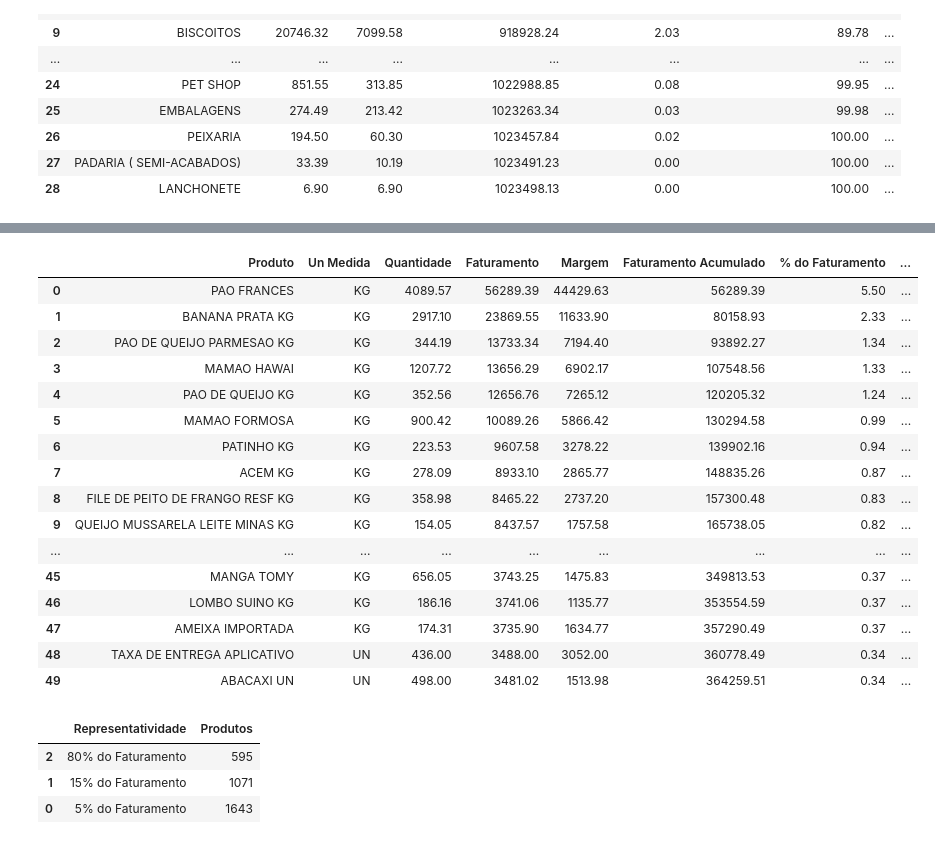
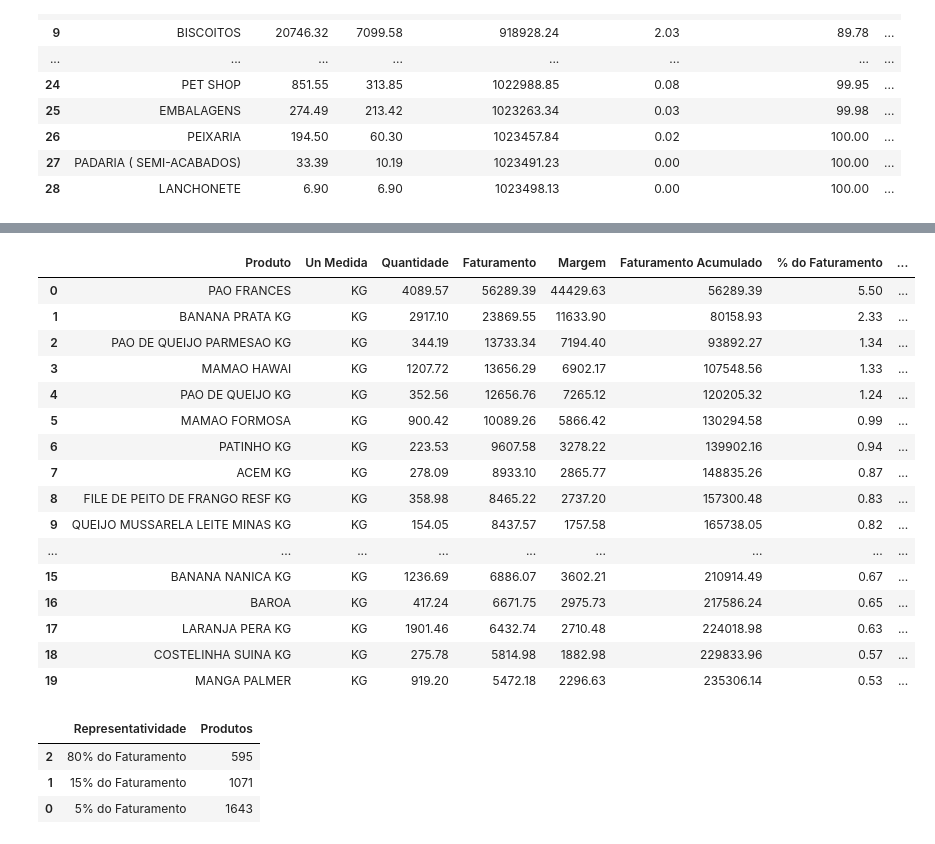
Before and after one commit to fnogueirasantos/Projeto1-Market_Basket_Analytics, a Jupyter notebook: Analise_Exploratoria.ipynb, the cells around one changed output, grey strips where cells are left out. Saved outputs shown, nothing was run; the diff lists cells and outputs as text; code cells hidden in the pictures.

```diff
--- a/Analise_Exploratoria.ipynb
+++ b/Analise_Exploratoria.ipynb
@@ -300,34 +272,34 @@ fig.show()
 # %%
 # Faturamento por top produtos
-top = 50 # Ajustar parametro para mudar o tamanho do relatório
+top = 20 # Ajustar parametro para mudar o tamanho do relatório
 df_produto = df_selec.groupby(['Produto','Un Medida']).sum()[['Qtd','Valor_Total','Margem_Lucro']]
 df_produto = pd.DataFrame(df_produto[['Qtd','Valor_Total','Margem_Lucro']].sort_values(by = 'Valor_Total', ascending=False).reset_index())
 df_produto.rename(columns={'Qtd':'Quantidade','Valor_Total':'Faturamento','Margem_Lucro':'Margem'}, inplace=True)
 df_produto['Faturamento Acumulado'] = df_produto['Faturamento'].cumsum()
 df_produto['% do Faturamento'] = df_produto['Faturamento'] / df_corredor2['Faturamento'].sum() * 100
 df_produto['%Faturamento Acumulado'] = df_produto['% do Faturamento'].cumsum()
 df_produto['Margem Acumulada'] = df_produto['Margem'].cumsum()
 df_produto['% da Margem'] = df_produto['Margem'] / df_tipo_dia_semana2['Margem'].sum() * 100
 df_produto['% da Margem Acumulada'] = df_produto['% da Margem'].cumsum()
 round(df_produto[:top],2)
 # %% [output]
 |  | Produto | Un Medida | Quantidade | Faturamento | Margem | Faturamento Acumulado | % do Faturamento | ... |
 | 0 | PAO FRANCES | KG | 4089.57 | 56289.39 | 44429.63 | 56289.39 | 5.50 | ... |
 | 1 | BANANA PRATA KG | KG | 2917.10 | 23869.55 | 11633.90 | 80158.93 | 2.33 | ... |
 | 2 | PAO DE QUEIJO PARMESAO KG | KG | 344.19 | 13733.34 | 7194.40 | 93892.27 | 1.34 | ... |
 | 3 | MAMAO HAWAI | KG | 1207.72 | 13656.29 | 6902.17 | 107548.56 | 1.33 | ... |
 | 4 | PAO DE QUEIJO KG | KG | 352.56 | 12656.76 | 7265.12 | 120205.32 | 1.24 | ... |
 | 5 | MAMAO FORMOSA | KG | 900.42 | 10089.26 | 5866.42 | 130294.58 | 0.99 | ... |
 | 6 | PATINHO KG | KG | 223.53 | 9607.58 | 3278.22 | 139902.16 | 0.94 | ... |
 | 7 | ACEM KG | KG | 278.09 | 8933.10 | 2865.77 | 148835.26 | 0.87 | ... |
 | 8 | FILE DE PEITO DE FRANGO RESF KG | KG | 358.98 | 8465.22 | 2737.20 | 157300.48 | 0.83 | ... |
 | 9 | QUEIJO MUSSARELA LEITE MINAS KG | KG | 154.05 | 8437.57 | 1757.58 | 165738.05 | 0.82 | ... |
 | ... | ... | ... | ... | ... | ... | ... | ... | ... |
-| 45 | MANGA TOMY | KG | 656.05 | 3743.25 | 1475.83 | 349813.53 | 0.37 | ... |
-| 46 | LOMBO SUINO KG | KG | 186.16 | 3741.06 | 1135.77 | 353554.59 | 0.37 | ... |
-| 47 | AMEIXA IMPORTADA | KG | 174.31 | 3735.90 | 1634.77 | 357290.49 | 0.37 | ... |
-| 48 | TAXA DE ENTREGA APLICATIVO | UN | 436.00 | 3488.00 | 3052.00 | 360778.49 | 0.34 | ... |
-| 49 | ABACAXI UN | UN | 498.00 | 3481.02 | 1513.98 | 364259.51 | 0.34 | ... |
+| 15 | BANANA NANICA KG | KG | 1236.69 | 6886.07 | 3602.21 | 210914.49 | 0.67 | ... |
+| 16 | BAROA | KG | 417.24 | 6671.75 | 2975.73 | 217586.24 | 0.65 | ... |
+| 17 | LARANJA PERA KG | KG | 1901.46 | 6432.74 | 2710.48 | 224018.98 | 0.63 | ... |
+| 18 | COSTELINHA SUINA KG | KG | 275.78 | 5814.98 | 1882.98 | 229833.96 | 0.57 | ... |
+| 19 | MANGA PALMER | KG | 919.20 | 5472.18 | 2296.63 | 235306.14 | 0.53 | ... |
 # %%
 # Indicador de Representatividade do % de produtos sobre o % do faturamento bruto
 df_produto['Representatividade'] = ['80% do Faturamento' if v <= 80 else '5% do Faturamento'
```
Also changed, not shown: parts of 8 cells of this notebook.
